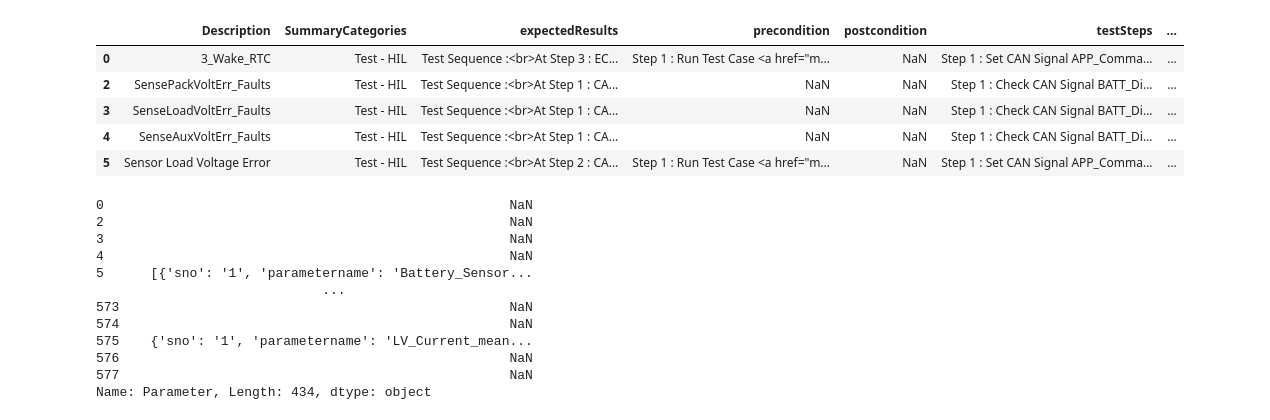
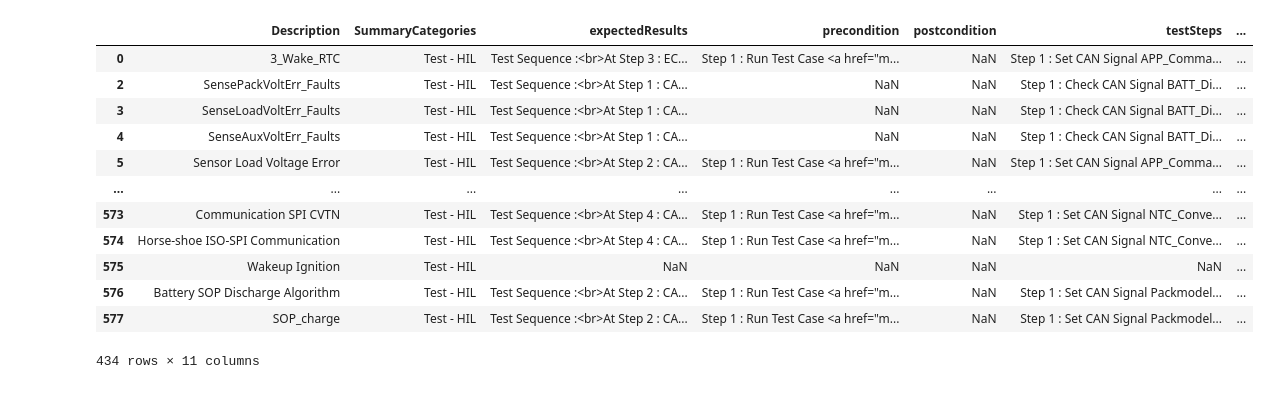
Before and after one commit to Koushik-Ambadi/llm-finetuning, a Jupyter notebook: src/date_prep.ipynb, the cells around one changed output. Drawn from its saved outputs; the diff is of its cells as text; code cells hidden in the pictures.

```diff
--- a/src/date_prep.ipynb
+++ b/src/date_prep.ipynb
@@ -26,0 +12,4 @@ df.iloc[:, 22:].head(4)
+# %%
+df=pd.read_csv('C://Users//koushik//Desktop//project//data//flat_dataset//merged_output.csv')
+df.columns = [col.split('.')[-1] for col in df.columns]
+df = df[df['SummaryCategories'] != 'Folder']
@@ -127,4 +75,4 @@ df.drop(['fileversion','ShortName','process','testCaseShoortName','State','Requi
          'externalScriptName','createdDate','modifiedDate','automatedBehavioronError','tocomment','fromcomment','displayOnTree','displayOnTable','path','documentId','status','version',
          'updateversion','createdate','modifiedate','parentId','testcasePTCModifiedDate','summaryCategoriesModifyflag','descriptionModifyflag','testStepsModifyflag','preconditionModifyflag',
          'postconditionModifyflag','expectedResultsModifyflag','parameterPtclistModifyflag','StateModifyflag','priorityModifyflag','tocommentModifyflag','statusflag','traceabiltyMofifyflag',
-         'mitescriptflag','checkBoxflag','testcaseenable','testScriptEditFlag','TestCaseFormid','testScriptName'],axis=1,inplace=True)
+         'mitescriptflag','checkBoxflag','testcaseenable','testScriptEditFlag','TestCaseFormid','testScriptName','miteXmlData','deleterelations','insertLocation'],axis=1,inplace=True)
@@ -131,26 +109,16 @@ df.drop(['fileversion','ShortName','process','testCaseShoortName','State','Requi
 # %%
-df.head(5)
+df
 # %% [output]
 |  | Description | SummaryCategories | expectedResults | precondition | postcondition | testSteps | ... |
 | 0 | 3_Wake_RTC | Test - HIL | Test Sequence :<br>At Step 3 : EC... | Step 1 : Run Test Case <a href="m... | NaN | Step 1 : Set CAN Signal APP_Comma... | ... |
 | 2 | SensePackVoltErr_Faults | Test - HIL | Test Sequence :<br>At Step 1 : CA... | NaN | NaN | Step 1 : Check CAN Signal BATT_Di... | ... |
 | 3 | SenseLoadVoltErr_Faults | Test - HIL | Test Sequence :<br>At Step 1 : CA... | NaN | NaN | Step 1 : Check CAN Signal BATT_Di... | ... |
 | 4 | SenseAuxVoltErr_Faults | Test - HIL | Test Sequence :<br>At Step 1 : CA... | NaN | NaN | Step 1 : Check CAN Signal BATT_Di... | ... |
 | 5 | Sensor Load Voltage Error | Test - HIL | Test Sequence :<br>At Step 2 : CA... | Step 1 : Run Test Case <a href="m... | NaN | Step 1 : Set CAN Signal APP_Comma... | ... |
+| ... | ... | ... | ... | ... | ... | ... | ... |
+| 573 | Communication SPI CVTN | Test - HIL | Test Sequence :<br>At Step 4 : CA... | Step 1 : Run Test Case <a href="m... | NaN | Step 1 : Set CAN Signal NTC_Conve... | ... |
+| 574 | Horse-shoe ISO-SPI Communication | Test - HIL | Test Sequence :<br>At Step 4 : CA... | Step 1 : Run Test Case <a href="m... | NaN | Step 1 : Set CAN Signal NTC_Conve... | ... |
+| 575 | Wakeup Ignition | Test - HIL | NaN | NaN | NaN | NaN | ... |
+| 576 | Battery SOP Discharge Algorithm | Test - HIL | Test Sequence :<br>At Step 2 : CA... | Step 1 : Run Test Case <a href="m... | NaN | Step 1 : Set CAN Signal Packmodel... | ... |
+| 577 | SOP_charge | Test - HIL | Test Sequence :<br>At Step 2 : CA... | Step 1 : Run Test Case <a href="m... | NaN | Step 1 : Set CAN Signal Packmodel... | ... |
+434 rows × 11 columns
-# %%
-import ast
-df['Parameter'] = df['Parameter'].apply(lambda x: ast.literal_eval(x) if isinstance(x, str) else x)
-df['Parameter']
-# %% [output]
-0                                                    NaN
-2                                                    NaN
-3                                                    NaN
-4                                                    NaN
-5      [{'sno': '1', 'parametername': 'Battery_Sensor...
-                             ...
-573                                                  NaN
-574                                                  NaN
-575    {'sno': '1', 'parametername': 'LV_Current_mean...
-576                                                  NaN
-577                                                  NaN
-Name: Parameter, Length: 434, dtype: object
```
Also changed, not shown: parts of 22 cells of this notebook, 5 other files.
